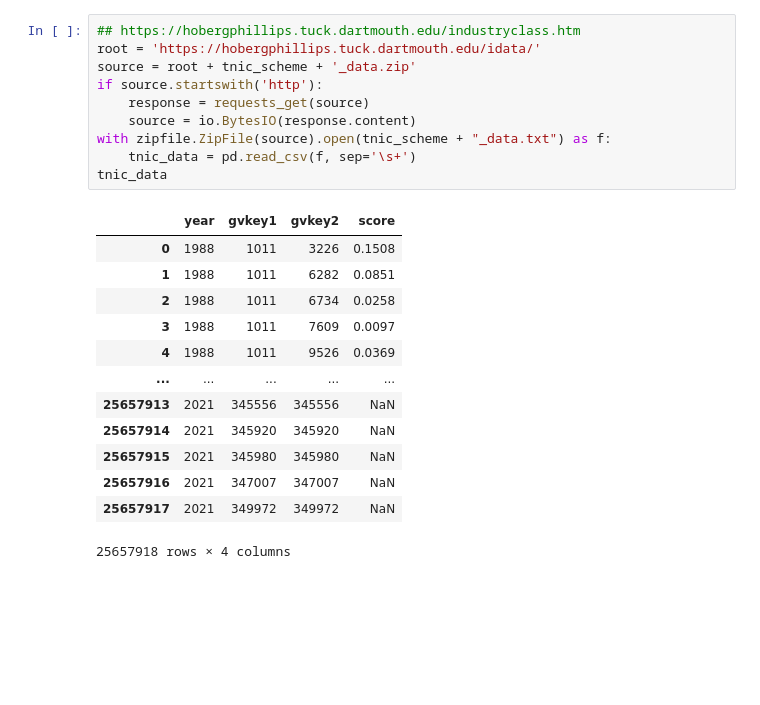
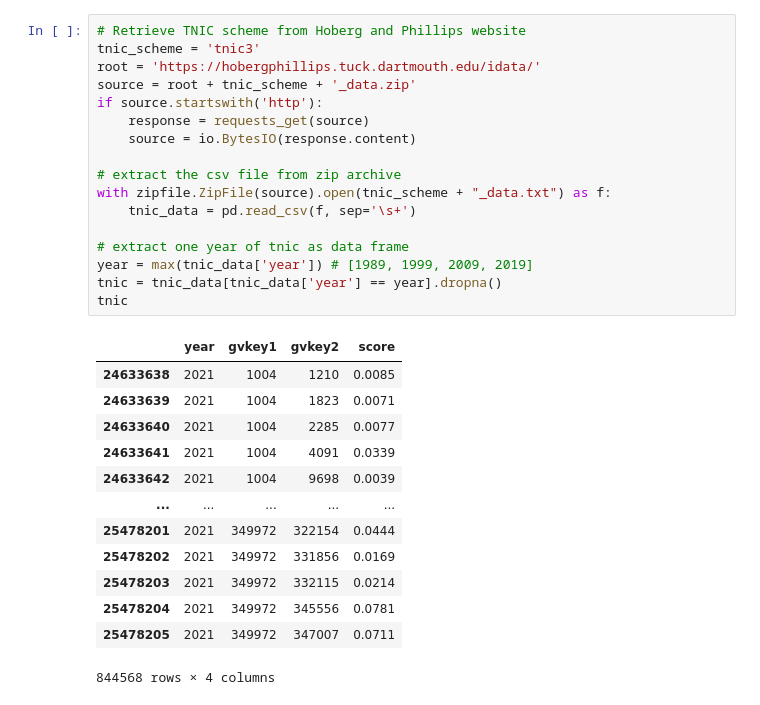
Before and after one commit to terence-lim/data-science-notebooks, a Jupyter notebook: industry_community.ipynb, the cells around one changed output. Cells and saved outputs as stored; diff of their text form; blank space fills up the shorter version.

```diff
--- a/industry_community.ipynb
+++ b/industry_community.ipynb
@@ -40,24 +53,31 @@ Retrieve TNIC scheme from Hoberg and Phillips website
 # %%
-## https://hobergphillips.tuck.dartmouth.edu/industryclass.htm
+# Retrieve TNIC scheme from Hoberg and Phillips website
+tnic_scheme = 'tnic3'
 root = 'https://hobergphillips.tuck.dartmouth.edu/idata/'
 source = root + tnic_scheme + '_data.zip'
 if source.startswith('http'):
     response = requests_get(source)
     source = io.BytesIO(response.content)
+
+# extract the csv file from zip archive
 with zipfile.ZipFile(source).open(tnic_scheme + "_data.txt") as f:
     tnic_data = pd.read_csv(f, sep='\s+')
-tnic_data
+
+# extract one year of tnic as data frame
+year = max(tnic_data['year']) # [1989, 1999, 2009, 2019]
+tnic = tnic_data[tnic_data['year'] == year].dropna()
+tnic
 # %% [output]
 |  | year | gvkey1 | gvkey2 | score |
-| 0 | 1988 | 1011 | 3226 | 0.1508 |
-| 1 | 1988 | 1011 | 6282 | 0.0851 |
-| 2 | 1988 | 1011 | 6734 | 0.0258 |
-| 3 | 1988 | 1011 | 7609 | 0.0097 |
-| 4 | 1988 | 1011 | 9526 | 0.0369 |
+| 24633638 | 2021 | 1004 | 1210 | 0.0085 |
+| 24633639 | 2021 | 1004 | 1823 | 0.0071 |
+| 24633640 | 2021 | 1004 | 2285 | 0.0077 |
+| 24633641 | 2021 | 1004 | 4091 | 0.0339 |
+| 24633642 | 2021 | 1004 | 9698 | 0.0039 |
 | ... | ... | ... | ... | ... |
-| 25657913 | 2021 | 345556 | 345556 | NaN |
-| 25657914 | 2021 | 345920 | 345920 | NaN |
-| 25657915 | 2021 | 345980 | 345980 | NaN |
-| 25657916 | 2021 | 347007 | 347007 | NaN |
-| 25657917 | 2021 | 349972 | 349972 | NaN |
+| 25478201 | 2021 | 349972 | 322154 | 0.0444 |
+| 25478202 | 2021 | 349972 | 331856 | 0.0169 |
+| 25478203 | 2021 | 349972 | 332115 | 0.0214 |
+| 25478204 | 2021 | 349972 | 345556 | 0.0781 |
+| 25478205 | 2021 | 349972 | 347007 | 0.0711 |
-25657918 rows × 4 columns
+844568 rows × 4 columns
```
Also changed, not shown: parts of 27 cells of this notebook, 37 other files.
